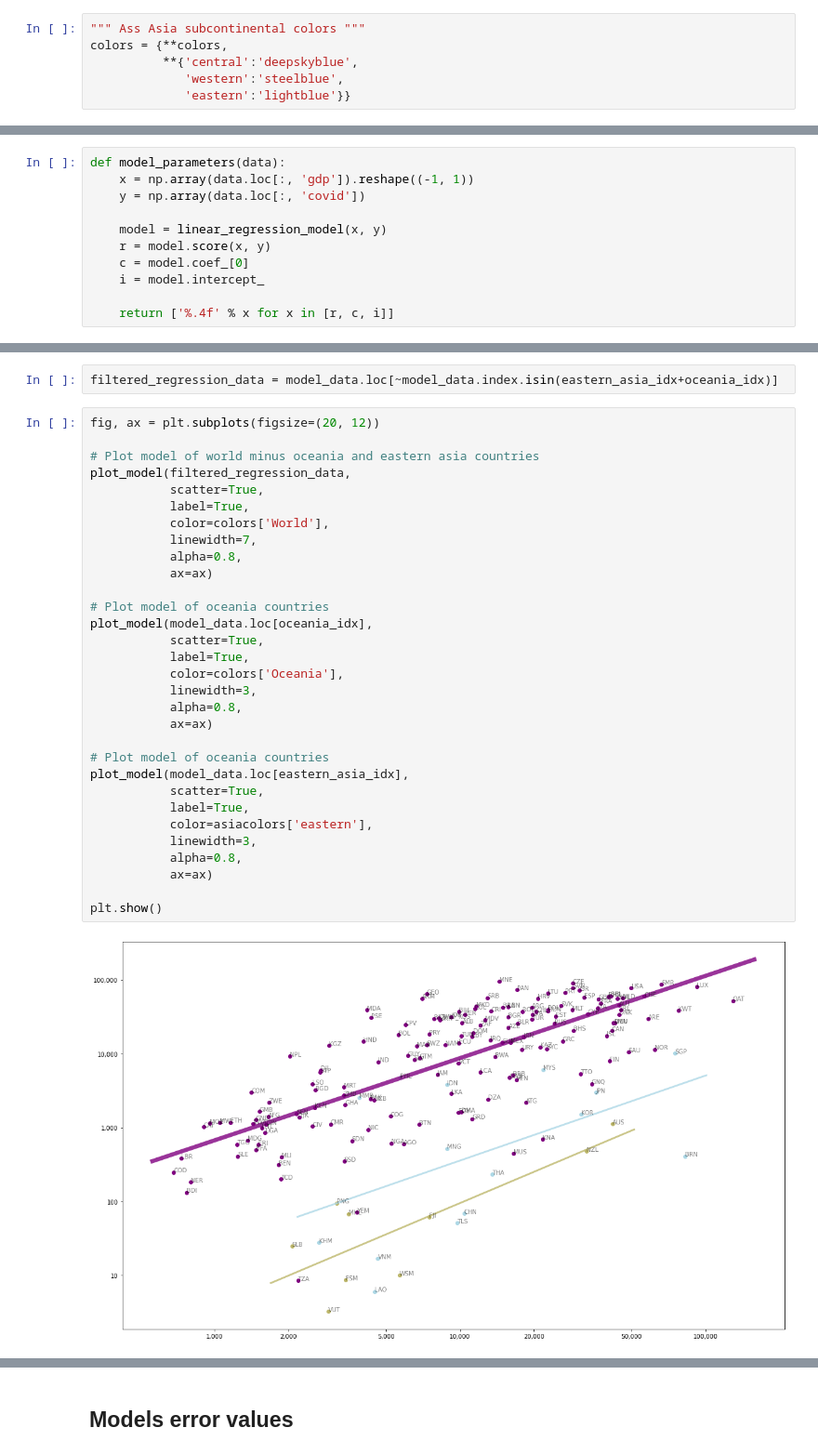
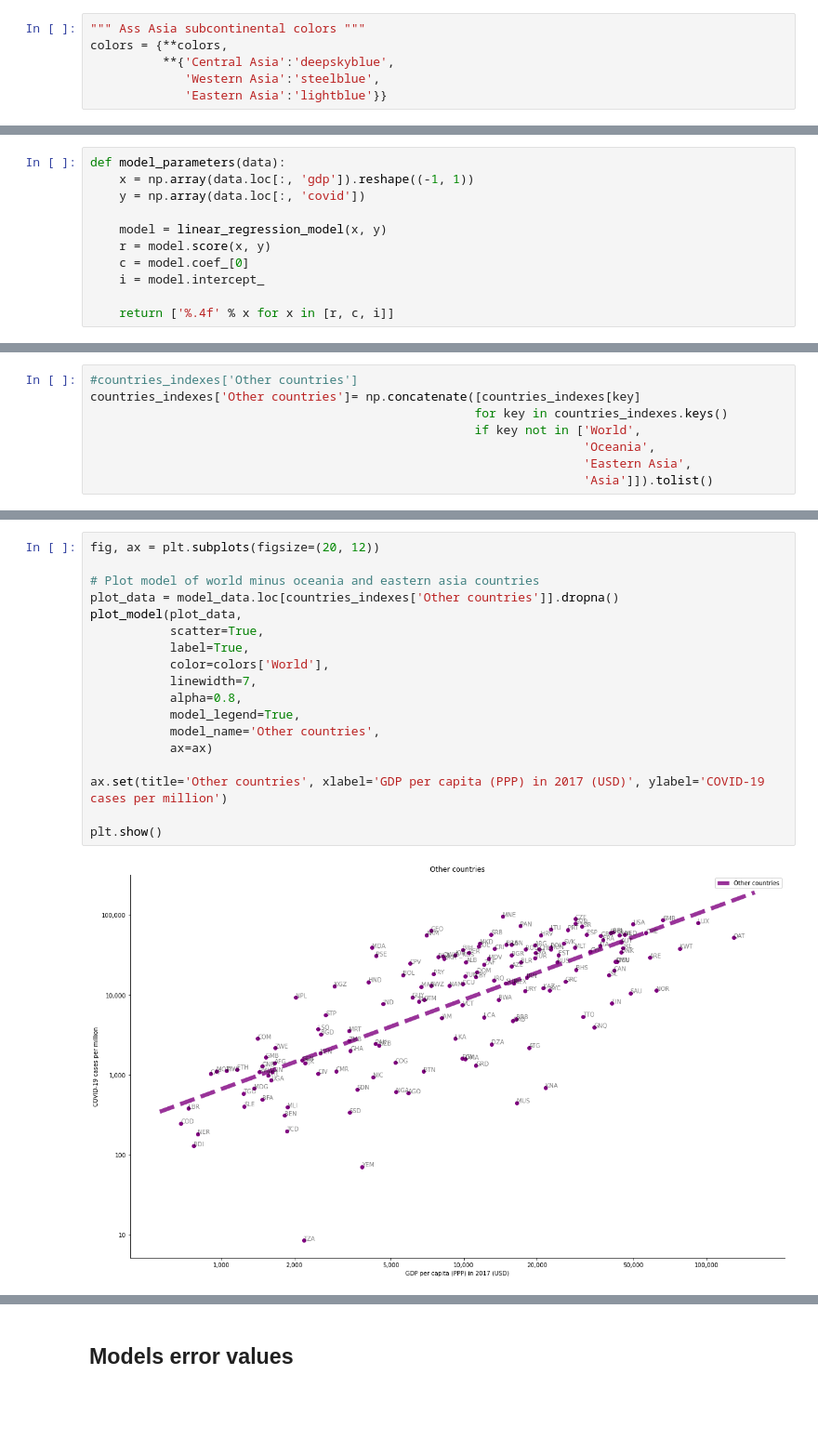
Before and after one commit to sjinko/covid_gdp, a Jupyter notebook: notebooks/covid_gdp.ipynb, the cells around one changed output, grey strips where cells are left out. Shown at 93% size. Saved outputs shown, nothing was run; the diff lists cells and outputs as text; blank space fills up the shorter version.

```diff
--- a/notebooks/covid_gdp.ipynb
+++ b/notebooks/covid_gdp.ipynb
@@ -360,9 +360,9 @@ countries_indexes = {**countries_indexes,
 # %%
 """ Ass Asia subcontinental colors """
 colors = {**colors,
-          **{'central':'deepskyblue',
-             'western':'steelblue',
-             'eastern':'lightblue'}}
+          **{'Central Asia':'deepskyblue',
+             'Western Asia':'steelblue',
+             'Eastern Asia':'lightblue'}}
 # %%
 fig, ax = plt.subplots(figsize=(20, 12))
 
@@ -520,0 +509,8 @@ asian_models
+# %%
+#countries_indexes['Other countries']
+countries_indexes['Other countries']= np.concatenate([countries_indexes[key]
+                                                     for key in countries_indexes.keys()
+                                                     if key not in ['World',
+                                                                    'Oceania',
+                                                                    'Eastern Asia',
+                                                                    'Asia']]).tolist()
@@ -531,35 +580,20 @@ pd.DataFrame.from_dict(d, orient='index', columns=['r2', 'slope', 'intercept'])
-# %%
-filtered_regression_data = model_data.loc[~model_data.index.isin(eastern_asia_idx+oceania_idx)]
 # %%
 fig, ax = plt.subplots(figsize=(20, 12))
 
 # Plot model of world minus oceania and eastern asia countries
-plot_model(filtered_regression_data,
+plot_data = model_data.loc[countries_indexes['Other countries']].dropna()
+plot_model(plot_data,
            scatter=True,
            label=True,
            color=colors['World'],
            linewidth=7,
            alpha=0.8,
+           model_legend=True,
+           model_name='Other countries',
            ax=ax)
 
-# Plot model of oceania countries
-plot_model(model_data.loc[oceania_idx],
-           scatter=True,
-           label=True,
-           color=colors['Oceania'],
-           linewidth=3,
-           alpha=0.8,
-           ax=ax)
-
-# Plot model of oceania countries
-plot_model(model_data.loc[eastern_asia_idx],
-           scatter=True,
-           label=True,
-           color=asiacolors['eastern'],
-           linewidth=3,
-           alpha=0.8,
-           ax=ax)
+ax.set(title='Other countries', xlabel='GDP per capita (PPP) in 2017 (USD)', ylabel='COVID-19 cases per million')
 
 plt.show()
 # %% [output]
-[figure, old version]
+[figure, new version]
```
Also changed, not shown: parts of 21 cells of this notebook.
